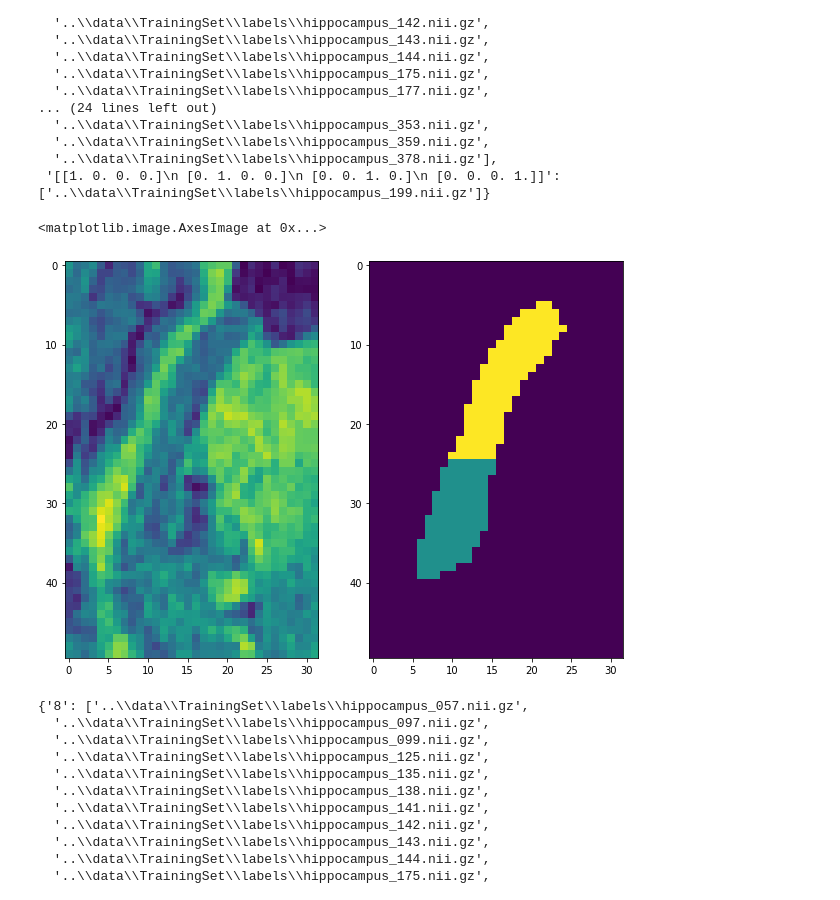
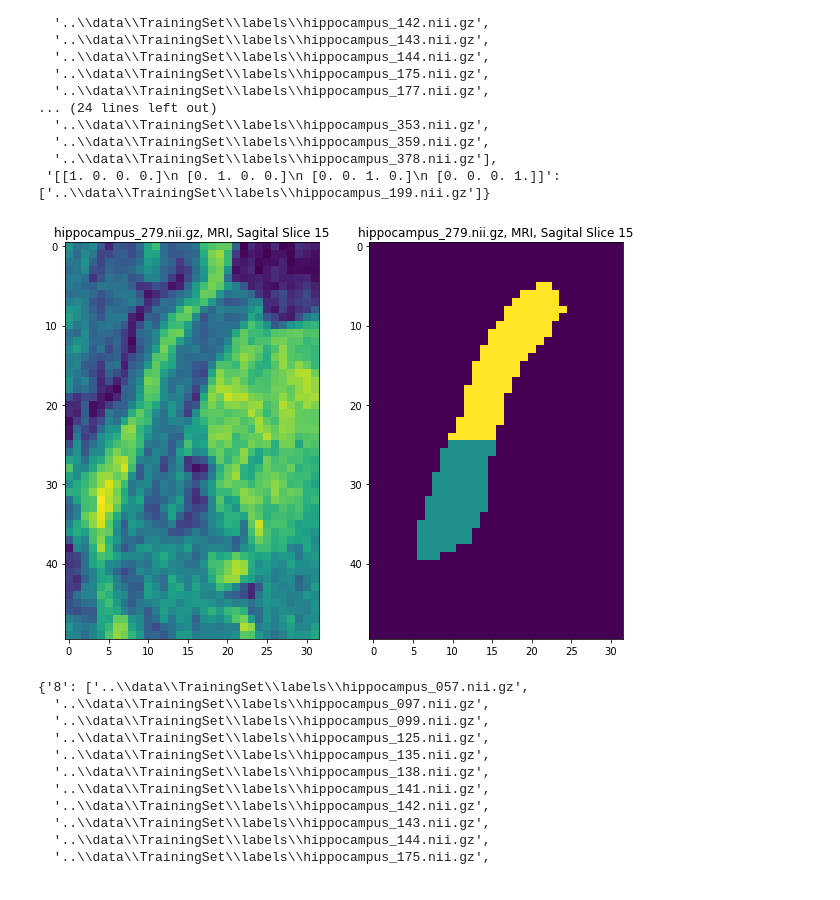
Before and after one commit to ElliotY-ML/Hippocampus_Segmentation_MRI, a Jupyter notebook: Section 1 EDA/Final Project EDA.ipynb, the cells around one changed output. Cells and saved outputs as stored; diff of their text form; code cells hidden in the pictures.

```diff
--- a/Section 1 EDA/Final Project EDA.ipynb
+++ b/Section 1 EDA/Final Project EDA.ipynb
@@ -728,12 +739,14 @@ lo_outlier_sform
 # %%
 plt.subplots(1,2)
 plt.subplot(1,2,1)
 plt.imshow(nib.load(os.path.join(path, 'images', 'hippocampus_279.nii.gz')).get_fdata()[15,:,:])
+plt.title('hippocampus_279.nii.gz, MRI, Sagital Slice 15')
 plt.subplot(1,2,2)
 plt.imshow(nib.load(os.path.join(path, 'labels', 'hippocampus_279.nii.gz')).get_fdata()[15,:,:])
+plt.title('hippocampus_279.nii.gz, MRI, Sagital Slice 15')
+plt.show()
 # %% [output]
-<matplotlib.image.AxesImage at 0x...>
-[figure, old version]
+[figure, new version]
 # %%
 lo_outlier_bitpix
 # %% [output]
```
Also changed, not shown: parts of 9 cells of this notebook, 1 other file.
